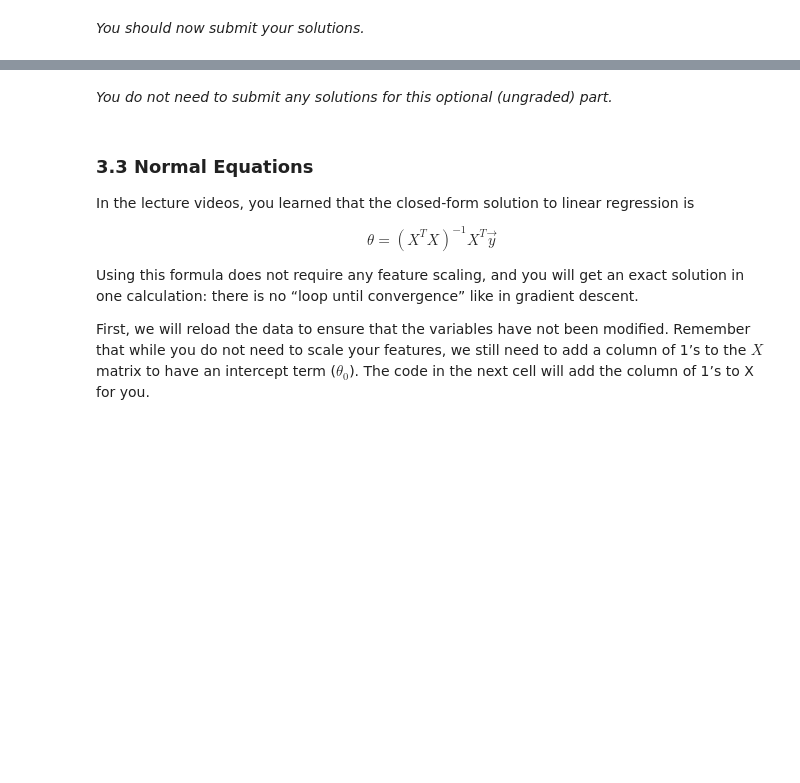
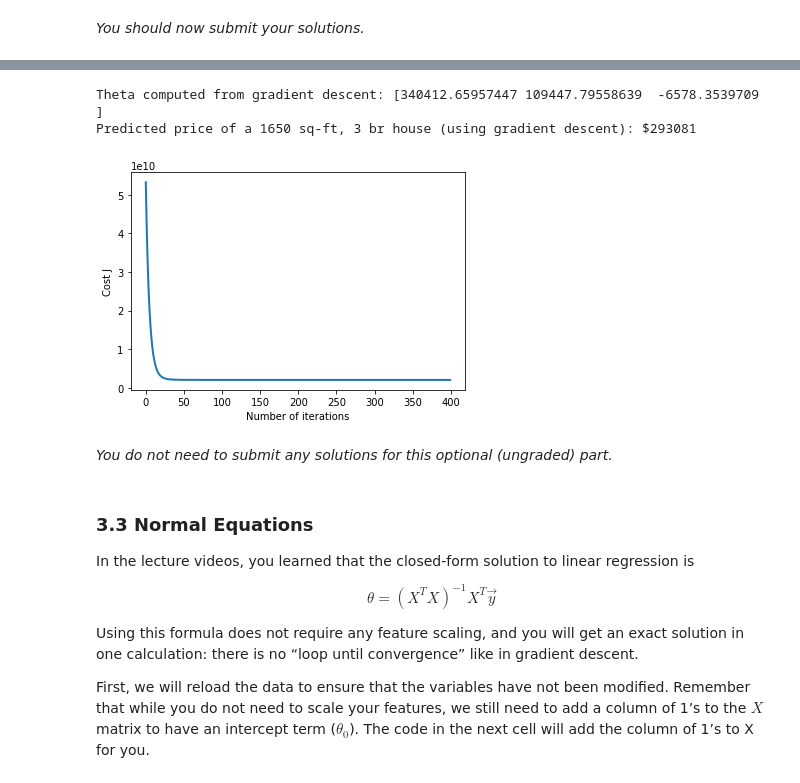
Before and after one commit to stacychoco/ml-coursera-python-assignments, a Jupyter notebook: Exercise1/exercise1.ipynb, the cells around one changed output, grey strips where cells are left out. Cells and saved outputs as stored; diff of their text form; code cells hidden in the pictures; blank space fills up the shorter version.

```diff
--- a/Exercise1/exercise1.ipynb
+++ b/Exercise1/exercise1.ipynb
@@ -394,14 +392,14 @@ def gradientDescent(X, y, theta, alpha, num_iters):
     Parameters
     ----------
     X : array_like
-        The input dataset of shape (m x n+1).
+        The input dataset of shape (m x n+1). (97 x 2)
 
     y : array_like
-        Value at given features. A vector of shape (m, ).
+        Value at given features. A vector of shape (m, ). (97 x 1)
 
     theta : array_like
         Initial values for the linear regression parameters.
-        A vector of shape (n+1, ).
+        A vector of shape (n+1, ). (2 x 1)
 
     alpha : float
         The learning rate.
@@ -436,12 +434,9 @@ def gradientDescent(X, y, theta, alpha, num_iters):
 
     for i in range(num_iters):
 
-        # putting values in temp values keeps the iterations simultaneous
-        temp_theta0 = theta[0] - ((alpha*(np.sum((X@theta - y)@X[:, 0])))/m)
-        temp_theta1 = theta[1] - ((alpha*(np.sum((X@theta - y)@X[:, 1])))/m)
-
-        theta[0] = temp_theta0
-        theta[1] = temp_theta1
+        # vectorized implementation
+        delta = np.sum((X@theta - y)*X.T, axis=1)/m
+        theta = theta - (alpha*delta)
 
         # save the cost J in every iteration
         J_history.append(computeCost(X, y, theta))
@@ -609,7 +619,7 @@ seen before. Given a new x value (living room area and number of bedrooms), we m
 </div>
 <a id="featureNormalize"></a>
 # %%
-def  featureNormalize(X):
+def featureNormalize(X):
     """
     Normalizes the features in X. returns a normalized version of X where
     the mean value of each feature is 0 and the standard deviation
@@ -635,7 +645,7 @@ def  featureNormalize(X):
     in sigma.
 
     Note that X is a matrix where each column is a feature and each row is
-    an example. You needto perform the normalization separately for each feature.
+    an example. You need to perform the normalization separately for each feature.
 
     Hint
     ----
@@ -643,13 +653,11 @@ def  featureNormalize(X):
     """
     # You need to set these values correctly
     X_norm = X.copy()
-    mu = np.zeros(X.shape[1])
-    sigma = np.zeros(X.shape[1])
 
-    # =========================== YOUR CODE HERE =====================
+    mu = np.mean(X, axis = 0)
+    sigma = np.std(X, axis = 0)
+    X_norm = (X_norm - mu)/sigma
 
-
-    # ================================================================
     return X_norm, mu, sigma
 # %% [markdown]
 Execute the next cell to run the implemented `featureNormalize` function.
@@ -729,12 +755,10 @@ def computeCostMulti(X, y, theta):
     m = y.shape[0] # number of training examples
 
     # You need to return the following variable correctly
-    J = 0
+    h = X@theta # hypothesis
+    sum = np.sum(np.square(h - y))
+    J = sum/(2*m)
 
-    # ======================= YOUR CODE HERE ===========================
-
-
-    # ==================================================================
     return J
 # %% [markdown]
 *You should now submit your solutions.*
@@ -792,6 +831,9 @@ def gradientDescentMulti(X, y, theta, alpha, num_iters):
     for i in range(num_iters):
         # ======================= YOUR CODE HERE ==========================
 
+        # vectorized implementation
+        delta = np.sum((X@theta - y)*X.T, axis=1)/m
+        theta = theta - (alpha*delta)
 
         # =================================================================
 
@@ -850,36 +907,39 @@ alpha and see which one gives you the best result.
 Finally, you should complete the code at the end to predict the price
 of a 1650 sq-ft, 3 br house.
 
 Hint
 ----
 At prediction, make sure you do the same feature normalization.
 """
 # Choose some alpha value - change this
 alpha = 0.1
 num_iters = 400
 
 # init theta and run gradient descent
 theta = np.zeros(3)
 theta, J_history = gradientDescentMulti(X, y, theta, alpha, num_iters)
 
 # Plot the convergence graph
 pyplot.plot(np.arange(len(J_history)), J_history, lw=2)
 pyplot.xlabel('Number of iterations')
 pyplot.ylabel('Cost J')
 
 # Display the gradient descent's result
-print('theta computed from gradient descent: {:s}'.format(str(theta)))
+print('Theta computed from gradient descent: {:s}'.format(str(theta)))
 
 # Estimate the price of a 1650 sq-ft, 3 br house
 # ======================= YOUR CODE HERE ===========================
 # Recall that the first column of X is all-ones.
 # Thus, it does not need to be normalized.
 
-price = 0   # You should change this
-
+price = [1, -0.446043922, -0.226093373]@theta   # You should change this
 # ===================================================================
 
 print('Predicted price of a 1650 sq-ft, 3 br house (using gradient descent): ${:.0f}'.format(price))
+# %% [output]
+Theta computed from gradient descent: [340412.65957447 109447.79558639  -6578.3539709 ]
+Predicted price of a 1650 sq-ft, 3 br house (using gradient descent): $293081
+[figure, added]
 # %% [markdown]
 *You do not need to submit any solutions for this optional (ungraded) part.*
 # %% [markdown]
```
Also changed, not shown: parts of 14 cells of this notebook, 1 other file.
